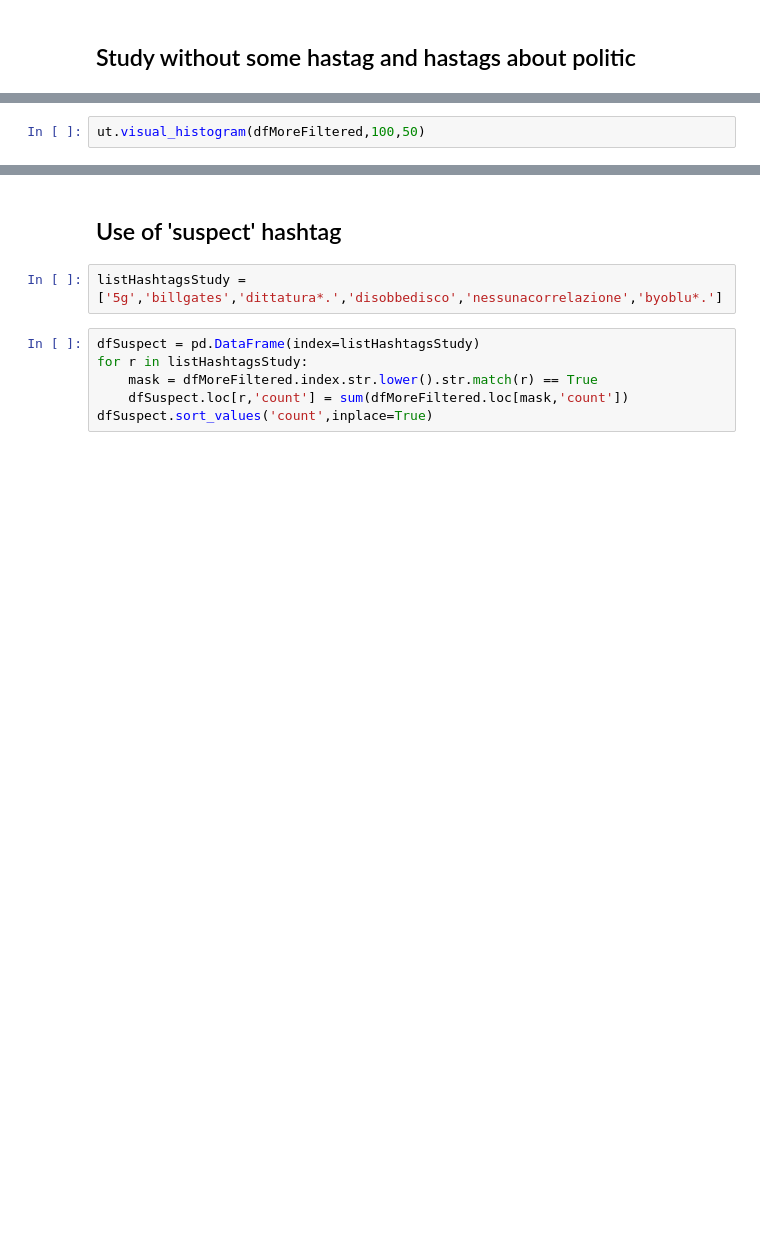
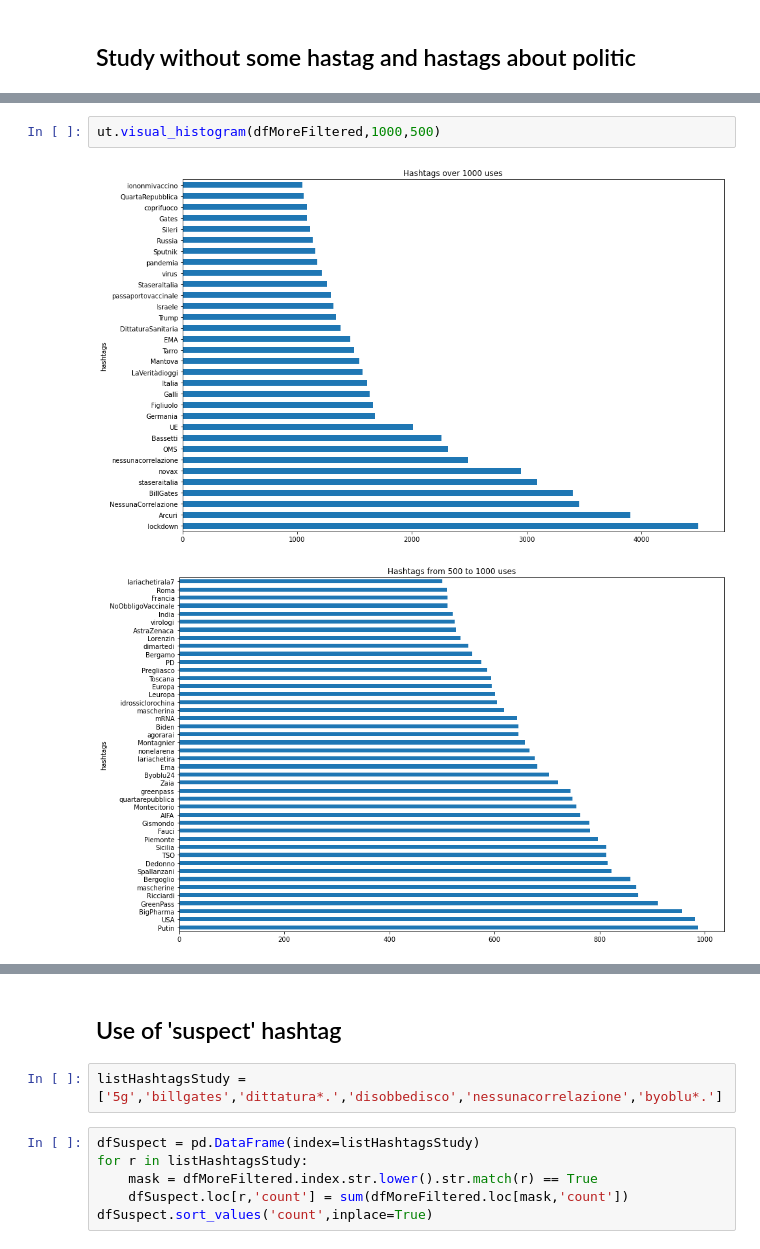
Before and after one commit to giada-c/twitterStudy, a Jupyter notebook: 3_Hashtag_study/Hashtags_study-Novax_users.ipynb, the cells around one changed output, grey strips where cells are left out. Saved outputs shown, nothing was run; the diff lists cells and outputs as text; blank space fills up the shorter version.

```diff
--- a/3_Hashtag_study/Hashtags_study-Novax_users.ipynb
+++ b/3_Hashtag_study/Hashtags_study-Novax_users.ipynb
@@ -85,4 +175,7 @@ dfMoreFiltered
 # %%
-ut.visual_histogram(dfMoreFiltered,100,50)
+ut.visual_histogram(dfMoreFiltered,1000,500)
+# %% [output]
+[figure, added]
+[figure, added]
 # %%
 ut.visual_by_date_together(dfMoreFiltered,dfUse)
```
Also changed, not shown: parts of 17 cells of this notebook, 7 other files.
